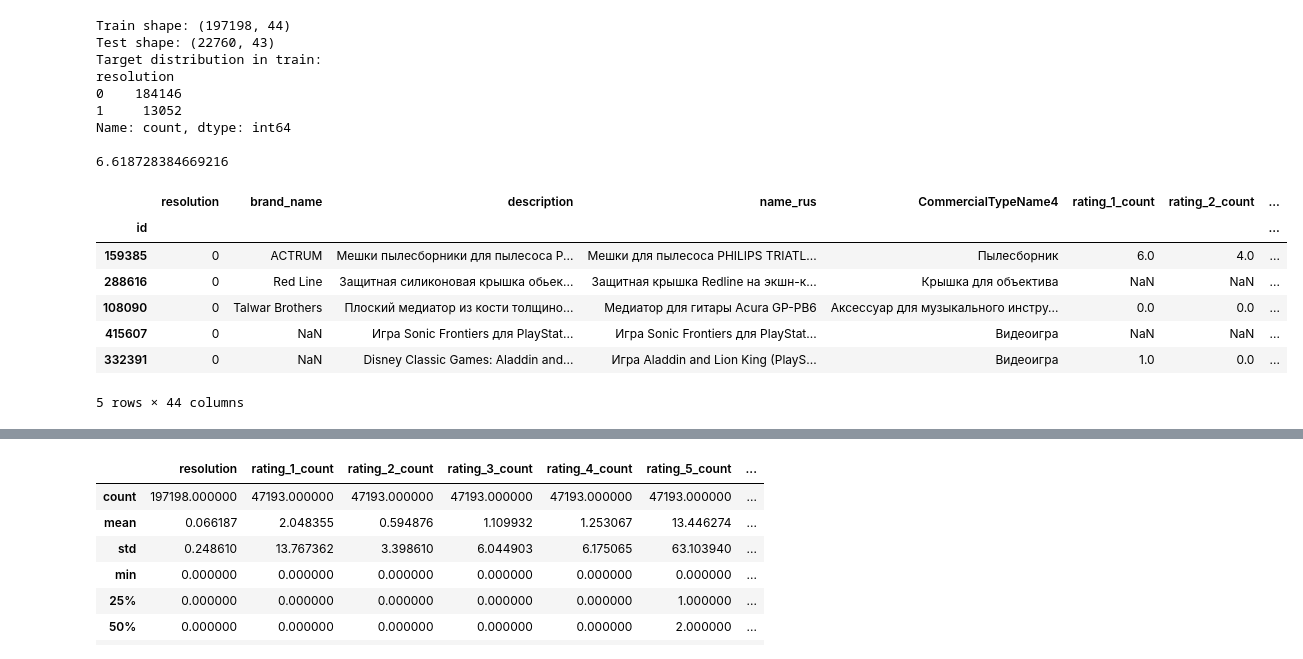
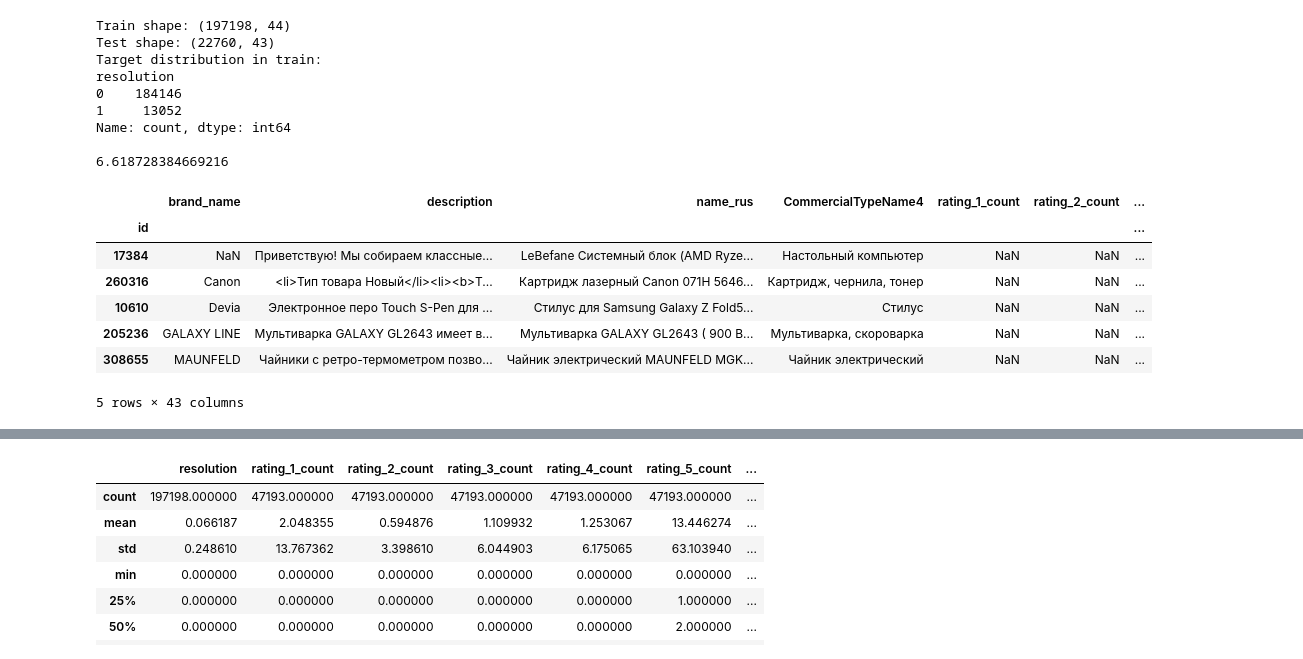
Before and after one commit to L0u1Za/ecom-item-antifraud, a Jupyter notebook: notebooks/data_preparation.ipynb, the cells around one changed output, grey strips where cells are left out. Saved outputs shown, nothing was run; the diff lists cells and outputs as text; code cells hidden in the pictures.

```diff
--- a/notebooks/data_preparation.ipynb
+++ b/notebooks/data_preparation.ipynb
@@ -33,11 +36,11 @@ Name: count, dtype: int64
 # %%
-df_train.head()
+df_test.head()
 # %% [output]
-|  | resolution | brand_name | description | name_rus | CommercialTypeName4 | rating_1_count | rating_2_count | ... |
-| id |  |  |  |  |  |  |  | ... |
-| 159385 | 0 | ACTRUM | Мешки пылесборники для пылесоса P... | Мешки для пылесоса PHILIPS TRIATL... | Пылесборник | 6.0 | 4.0 | ... |
-| 288616 | 0 | Red Line | Защитная силиконовая крышка обьек... | Защитная крышка Redline на экшн-к... | Крышка для объектива | NaN | NaN | ... |
-| 108090 | 0 | Talwar Brothers | Плоский медиатор из кости толщино... | Медиатор для гитары Acura GP-PB6 | Аксессуар для музыкального инстру... | 0.0 | 0.0 | ... |
-| 415607 | 0 | NaN | Игра Sonic Frontiers для PlayStat... | Игра Sonic Frontiers для PlayStat... | Видеоигра | NaN | NaN | ... |
-| 332391 | 0 | NaN | Disney Classic Games: Aladdin and... | Игра Aladdin and Lion King (PlayS... | Видеоигра | 1.0 | 0.0 | ... |
+|  | brand_name | description | name_rus | CommercialTypeName4 | rating_1_count | rating_2_count | ... |
+| id |  |  |  |  |  |  | ... |
+| 17384 | NaN | Приветствую! Мы собираем классные... | LeBefane Системный блок (AMD Ryze... | Настольный компьютер | NaN | NaN | ... |
+| 260316 | Canon | <li>Тип товара Новый</li><li><b>Т... | Картридж лазерный Canon 071H 5646... | Картридж, чернила, тонер | NaN | NaN | ... |
+| 10610 | Devia | Электронное перо Touch S-Pen для ... | Стилус для Samsung Galaxy Z Fold5... | Стилус | NaN | NaN | ... |
+| 205236 | GALAXY LINE | Мультиварка GALAXY GL2643 имеет в... | Мультиварка GALAXY GL2643 ( 900 В... | Мультиварка, скороварка | NaN | NaN | ... |
+| 308655 | MAUNFELD | Чайники с ретро-термометром позво... | Чайник электрический MAUNFELD MGK... | Чайник электрический | NaN | NaN | ... |
-5 rows × 44 columns
+5 rows × 43 columns
```
Also changed, not shown: parts of 4 cells of this notebook, 13 other files.
